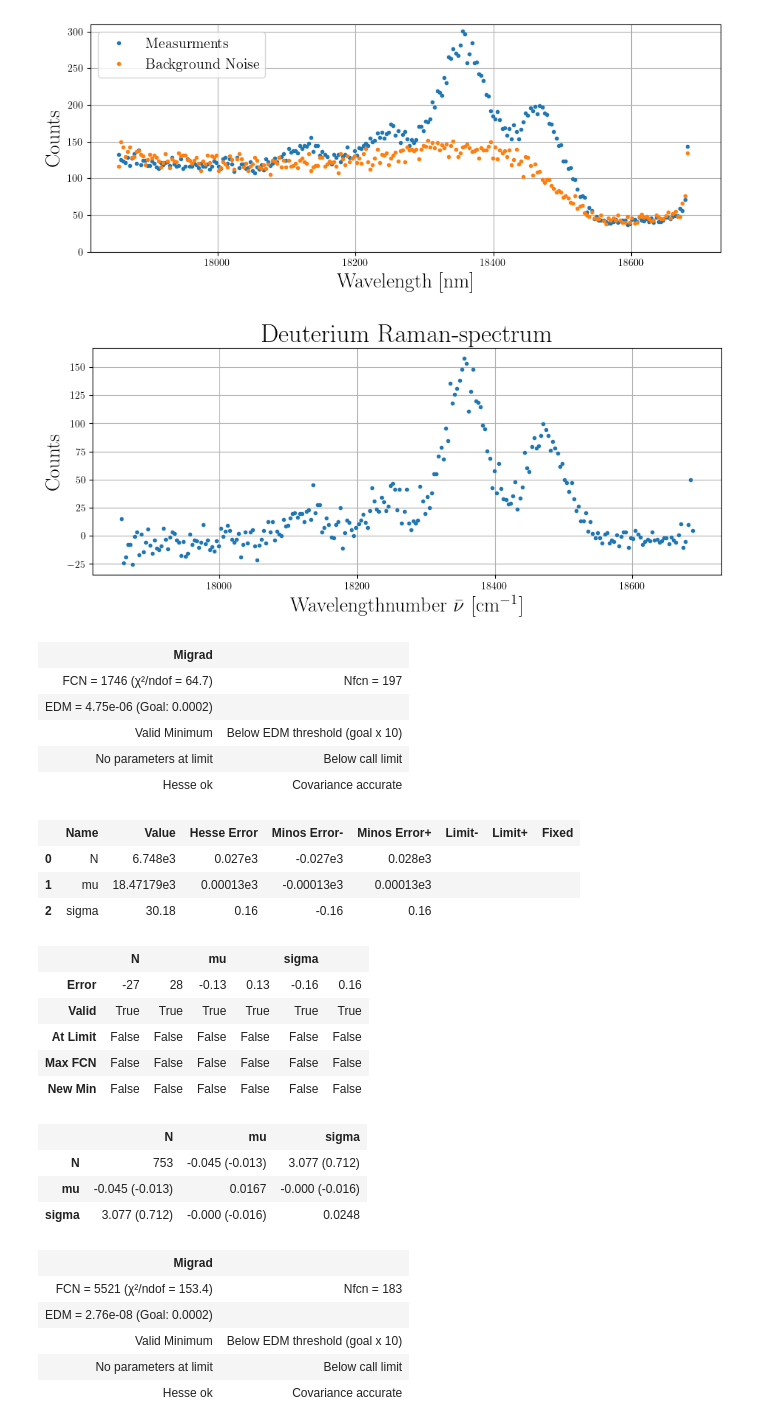
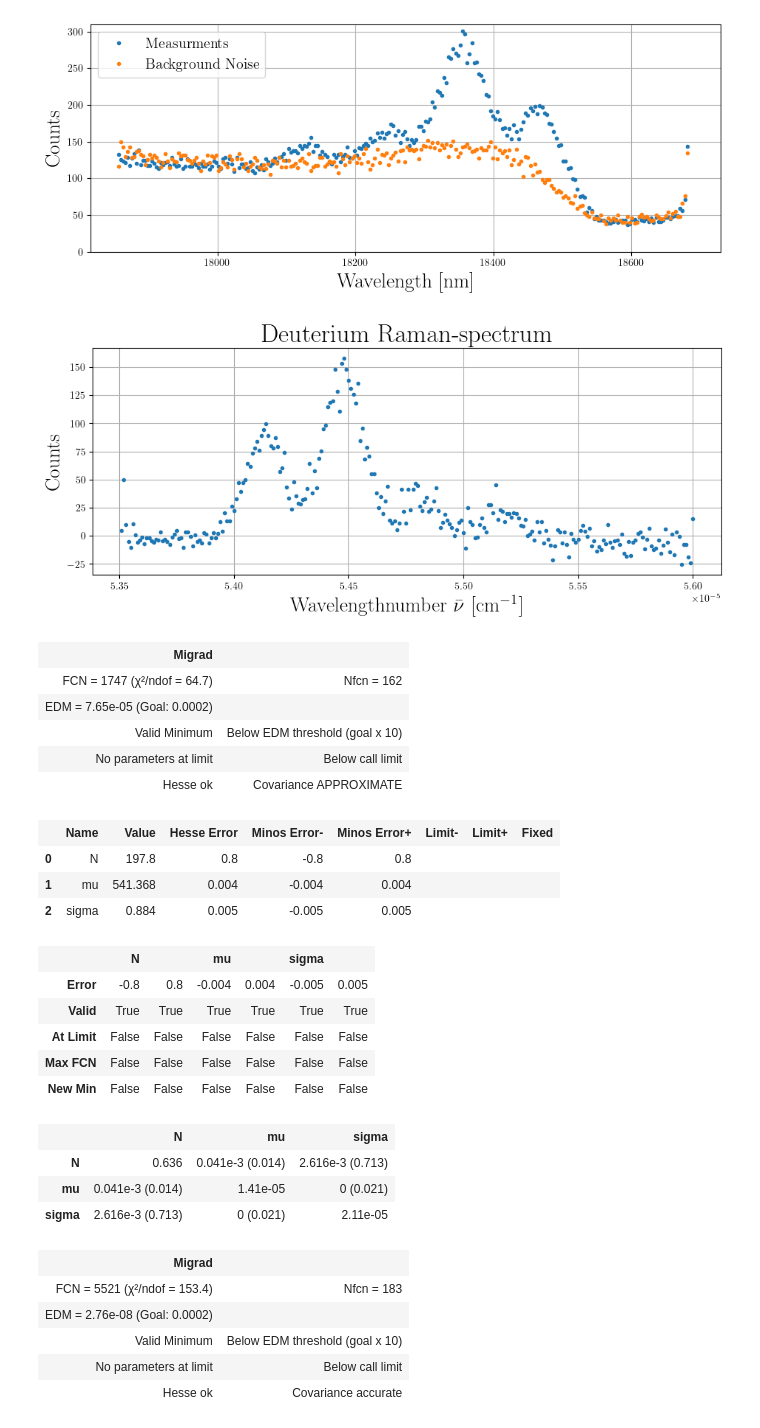
Before and after one commit to ParisHuth/FP, a Jupyter notebook: F43/protocoll.ipynb, the cells around one changed output. Saved outputs shown, nothing was run; the diff lists cells and outputs as text; code cells hidden in the pictures.

```diff
--- a/F43/protocoll.ipynb
+++ b/F43/protocoll.ipynb
@@ -240,6 +240,7 @@ data = D2_data.groupby("wavenumber", as_index=False)["counts"].mean()
 dataEr = D2_Underground_data.groupby("wavenumber", as_index=False)["counts"].mean()
 
 data['count'] = data['counts'] - dataEr['counts']
+data['wavelength'] = 1/data["wavenumber"]
 
 fig = plt.figure(figsize=(11,4))
 plt.errorbar(data["wavenumber"], data["counts"],label="Measurments",
@@ -258,21 +259,22 @@ plt.show()
 # %% [output]
 [figure]
 # %%
+%matplotlib inline
 fig = plt.figure(figsize=(11,4))
-plt.errorbar(data["wavenumber"], data["count"], label="Subtracted counts",
+plt.errorbar(data["wavelength"], data["count"], label="Subtracted counts",
             linestyle='none', fmt='.')
 
 #plt.legend(fontsize='x-large', loc='best')
 plt.grid()
 plt.title("Deuterium Raman-spectrum", fontsize=25)
 plt.xlabel(r"Wavelengthnumber $\bar{\nu}$ [cm$^{-1}$]", fontsize=20)
 plt.ylabel("Counts ", fontsize=20)
 
 #plt.ylim(-0.10,200)
 #plt.xlim(18100,18450)
 plt.show()
 # %% [output]
-[figure, old version]
+[figure, new version]
 # %%
 from scipy import signal
 
@@ -299,38 +301,38 @@ peak4 = (data["wavenumber"] > 18070) & (data["wavenumber"]< 18180)
 
 from iminuit import Minuit, cost
 data_fit = data[peak1]
-nu_fit = data_fit["wavenumber"]
+nu_fit = data_fit["wavelength"]*1e7
 count_fit = data_fit["count"]
 error = np.ones_like(count_fit)
 
 chi_2 = cost.LeastSquares(nu_fit, count_fit, error, model = gauss)
 gauss.errordef = Minuit.LEAST_SQUARES
-minuit = Minuit(chi_2, N=89.39, mu=18471.69, sigma=-29.98)
-minuit.strategy = 1
+minuit = Minuit(chi_2, N=100.39, mu=541.5, sigma=2)
+minuit.strategy = 0
 minuit.migrad()
 N_1, mu_1, s_1 = minuit.values['N'], minuit.values['mu'], minuit.values['sigma']
 minuit.minos()
 # %% [output]
 | Migrad |  |
-| FCN = 1746 (χ²/ndof = 64.7) | Nfcn = 197 |
-| EDM = 4.75e-06 (Goal: 0.0002) |  |
+| FCN = 1747 (χ²/ndof = 64.7) | Nfcn = 162 |
+| EDM = 7.65e-05 (Goal: 0.0002) |  |
 | Valid Minimum | Below EDM threshold (goal x 10) |
 | No parameters at limit | Below call limit |
-| Hesse ok | Covariance accurate |
+| Hesse ok | Covariance APPROXIMATE |
 |  | Name | Value | Hesse Error | Minos Error- | Minos Error+ | Limit- | Limit+ | Fixed |
-| 0 | N | 6.748e3 | 0.027e3 | -0.027e3 | 0.028e3 |  |  |  |
-| 1 | mu | 18.47179e3 | 0.00013e3 | -0.00013e3 | 0.00013e3 |  |  |  |
-| 2 | sigma | 30.18 | 0.16 | -0.16 | 0.16 |  |  |  |
+| 0 | N | 197.8 | 0.8 | -0.8 | 0.8 |  |  |  |
+| 1 | mu | 541.368 | 0.004 | -0.004 | 0.004 |  |  |  |
+| 2 | sigma | 0.884 | 0.005 | -0.005 | 0.005 |  |  |  |
 |  | N |  | mu |  | sigma |  |
-| Error | -27 | 28 | -0.13 | 0.13 | -0.16 | 0.16 |
+| Error | -0.8 | 0.8 | -0.004 | 0.004 | -0.005 | 0.005 |
 | Valid | True | True | True | True | True | True |
 | At Limit | False | False | False | False | False | False |
 | Max FCN | False | False | False | False | False | False |
 | New Min | False | False | False | False | False | False |
 |  | N | mu | sigma |
-| N | 753 | -0.045 (-0.013) | 3.077 (0.712) |
-| mu | -0.045 (-0.013) | 0.0167 | -0.000 (-0.016) |
-| sigma | 3.077 (0.712) | -0.000 (-0.016) | 0.0248 |
+| N | 0.636 | 0.041e-3 (0.014) | 2.616e-3 (0.713) |
+| mu | 0.041e-3 (0.014) | 1.41e-05 | 0 (0.021) |
+| sigma | 2.616e-3 (0.713) | 0 (0.021) | 2.11e-05 |
 # %%
 from iminuit import Minuit, cost
 data_fit = data[peak2]
```
Also changed, not shown: parts of 8 cells of this notebook, 18 other files.
